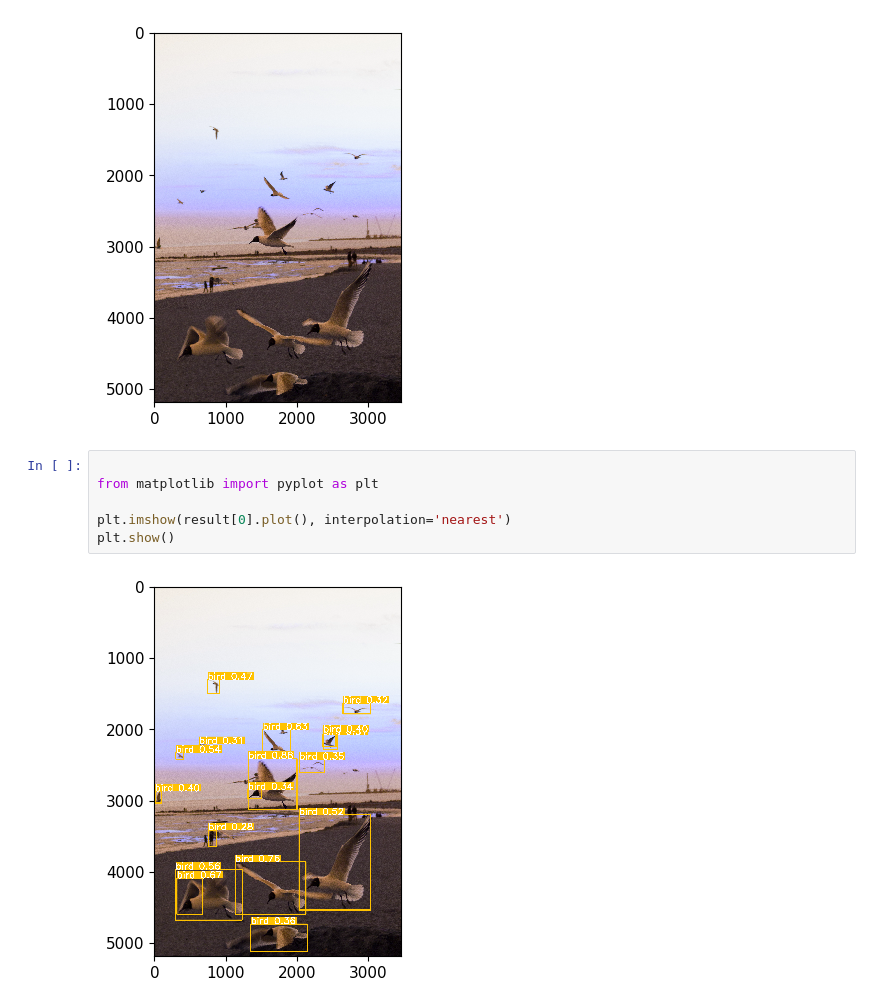
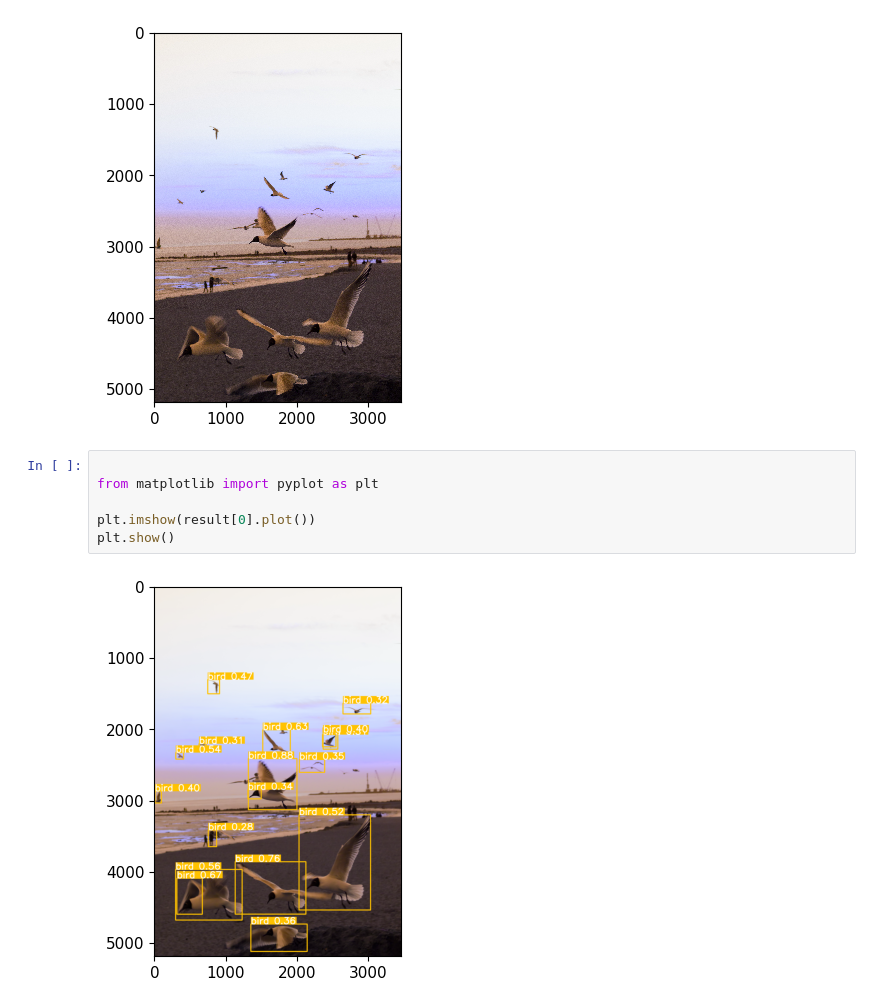
Before and after one commit to StevenDelval/Decouvrez-YoloV8, a Jupyter notebook: use_model.ipynb, the cells around one changed output. Saved outputs shown, nothing was run; the diff lists cells and outputs as text.

```diff
--- a/use_model.ipynb
+++ b/use_model.ipynb
@@ -32,8 +42,8 @@ plt.show()
 # %%
 
 from matplotlib import pyplot as plt
 
-plt.imshow(result[0].plot(), interpolation='nearest')
+plt.imshow(result[0].plot())
 plt.show()
 # %% [output]
-[figure, old version]
+[figure, new version]
```
Also changed, not shown: parts of 3 cells of this notebook.
